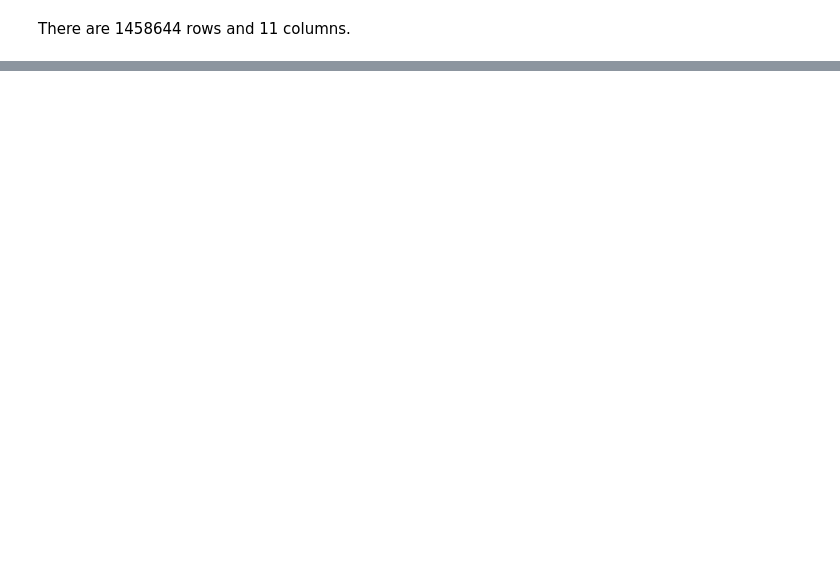
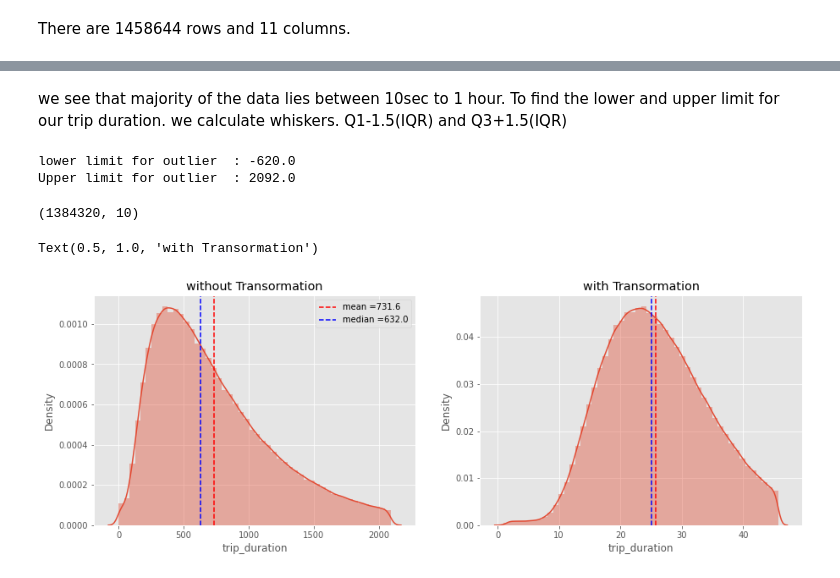
Before and after one commit to jainrasik/NYC-Taxi-Trip-Time-Prediction-Rasik-Jain, a Jupyter notebook: Team_Notebook_NYC_Taxi_Trip_Time_Prediction_Capstone_Project.ipynb, the cells around one changed output, grey strips where cells are left out. Cells and saved outputs as stored; diff of their text form; code cells hidden in the pictures; blank space fills up the shorter version.

```diff
--- a/Team_Notebook_NYC_Taxi_Trip_Time_Prediction_Capstone_Project.ipynb
+++ b/Team_Notebook_NYC_Taxi_Trip_Time_Prediction_Capstone_Project.ipynb
@@ -1017,0 +180,7 @@ gb_grid.fit(X_train,y_train)
+# %%
+# creating a function that will out trip duration from pick and dropoff time
+def calculate_trip_duration(pickup,dropoff):
+    return (dropoff-pickup).total_seconds()
+# %%
+# creating a feature which stores this calculated trip duration
+df['calculate_trip_duration']=df.apply(lambda x: calculate_trip_duration(x['pickup_datetime'],x['dropoff_datetime']),axis=1)
@@ -1017,0 +195,3 @@ gb_grid.fit(X_train,y_train)
+# %%
+# Dropping the feature created
+df.drop(['calculate_trip_duration'],axis=1,inplace=True)
@@ -1017,0 +212,43 @@ gb_grid.fit(X_train,y_train)
+# %% [markdown]
+we see that majority of the data lies between 10sec to 1 hour. To find the lower and upper limit for our trip duration. we calculate whiskers. Q1-1.5(IQR) and Q3+1.5(IQR)
+# %%
+# finding lower and upper  for trip_duration
+percentile_q1_trip_duration = np.percentile(df['trip_duration'],25)
+percentile_q2_trip_duration = np.percentile(df['trip_duration'],50)
+percentile_q3_trip_duration = np.percentile(df['trip_duration'],75)
+iqr=percentile_q3_trip_duration - percentile_q1_trip_duration
+lower_limit_outlier_trip_duration=percentile_q1_trip_duration-1.5*iqr
+upper_limit_outlier_trip_duration=percentile_q3_trip_duration+1.5*iqr
+print("lower limit for outlier  :",lower_limit_outlier_trip_duration)
+print("Upper limit for outlier  :",upper_limit_outlier_trip_duration)
+# %% [output]
+lower limit for outlier  : -620.0
+Upper limit for outlier  : 2092.0
+# %%
+# filtering the data taking lower limit as 0 as duration can't be negative
+df=df[(df['trip_duration']>0)&(df['trip_duration']<upper_limit_outlier_trip_duration)]
+df.shape
+# %% [output]
+(1384320, 10)
+# %%
+# checking the distribution of the trip_duration after filtering
+fig=plt.figure(figsize=[15,5])
+plt.style.use('ggplot')
+x=df['trip_duration']
+y=np.sqrt(df['trip_duration'])
+plt.subplot(121)
+sns.distplot(x)
+ax=fig.gca()
+ax.axvline(x.mean(),color='red',linestyle='dashed',label='mean ='+str(round(x.mean(),2)))
+ax.axvline(x.median(),color='blue',linestyle='dashed',label='median ='+str(round(x.median(),2)))
+ax.set_title('without Transormation')
+plt.legend(loc='upper right')
+plt.subplot(122)
+sns.distplot(y)
+ax=fig.gca()
+ax.axvline(y.mean(),color='red',linestyle='dashed',label='mean ='+str(round(x.median(),2)))
+ax.axvline(y.median(),color='blue',linestyle='dashed',label='median ='+str(round(x.median(),2)))
+ax.set_title('with Transormation')
+# %% [output]
+Text(0.5, 1.0, 'with Transormation')
+[figure, added]
```
Also changed, not shown: parts of 178 cells of this notebook.
